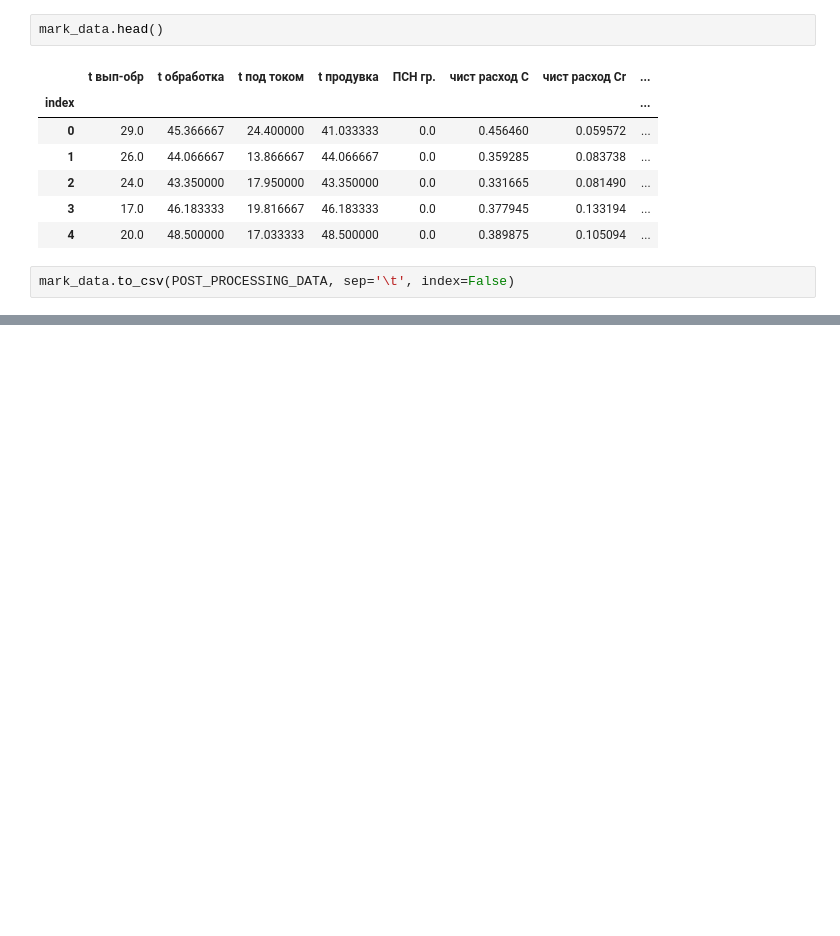
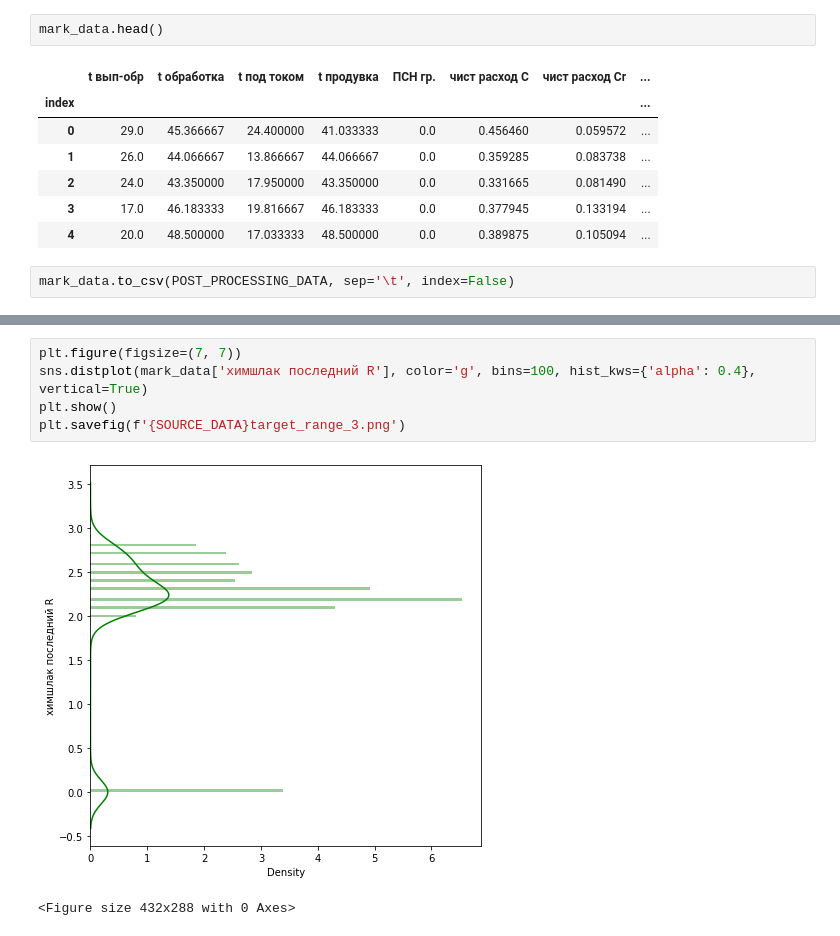
Before and after one commit to OnlyOneUseAcc/Evraz-SCC-prediction, a Jupyter notebook: EDA.ipynb, the cells around one changed output, grey strips where cells are left out. Cells and saved outputs as stored; diff of their text form; blank space fills up the shorter version.

```diff
--- a/EDA.ipynb
+++ b/EDA.ipynb
@@ -115,0 +193,8 @@ mark_data.to_csv(POST_PROCESSING_DATA, sep='\t', index=False)
+# %%
+plt.figure(figsize=(7, 7))
+sns.distplot(mark_data['химшлак последний R'], color='g', bins=100, hist_kws={'alpha': 0.4}, vertical=True)
+plt.show()
+plt.savefig(f'{SOURCE_DATA}target_range_3.png')
+# %% [output]
+[figure, added]
+<Figure size 432x288 with 0 Axes>
```
Also changed, not shown: parts of 15 cells of this notebook, 7 other files.
